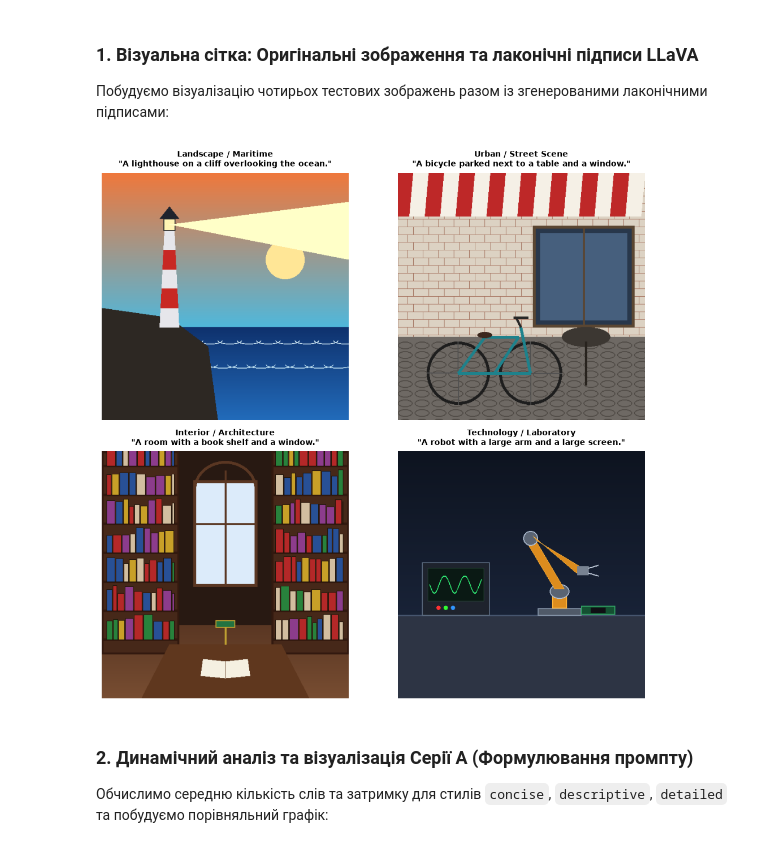
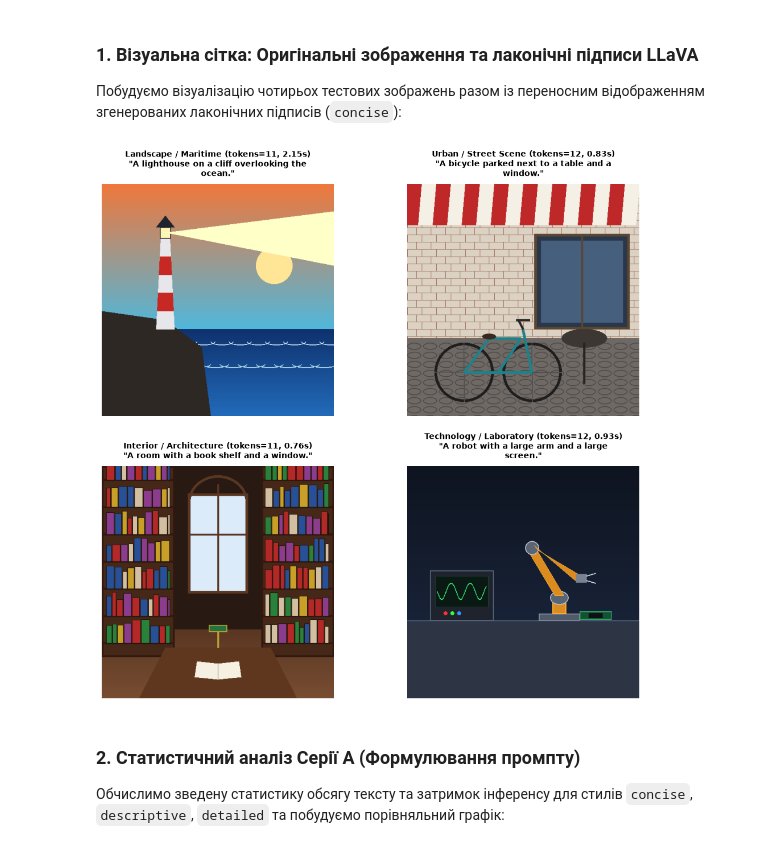
Before and after one commit to Eclipse-XS/Neural-Network-Labs-Max, a Jupyter notebook: lab5_multimodal_captioning/notebooks/03_caption_quality_analysis.ipynb, the cells around one changed output. Drawn from its saved outputs; the diff is of its cells as text; code cells hidden in the pictures.

Commit message:
refactor(lab5): improve LLaVA captioning notebook outputs and visual galleries

```diff
--- a/lab5_multimodal_captioning/notebooks/03_caption_quality_analysis.ipynb
+++ b/lab5_multimodal_captioning/notebooks/03_caption_quality_analysis.ipynb
@@ -50,34 +53,35 @@ display(df.head(3))
 # %% [markdown]
 ### 1. Візуальна сітка: Оригінальні зображення та лаконічні підписи LLaVA
 
-Побудуємо візуалізацію чотирьох тестових зображень разом із згенерованими лаконічними підписами:
+Побудуємо візуалізацію чотирьох тестових зображень разом із переносним відображенням згенерованих лаконічних підписів (`concise`):
 # %%
 concise_runs = df[(df['series'] == 'prompt_wording') & (df['prompt_style'] == 'concise')]
 
-fig, axes = plt.subplots(2, 2, figsize=(11, 10))
+fig, axes = plt.subplots(2, 2, figsize=(11.5, 10.2))
 axes = axes.flatten()
 
 for idx, (_, row) in enumerate(concise_runs.iterrows()):
     img_path = INPUTS_DIR / row['image_file']
     img = Image.open(img_path)
+    wrapped_cap = textwrap.fill(f'"{row["caption"]}"', width=44)
     axes[idx].imshow(img)
     axes[idx].axis('off')
     axes[idx].set_title(
-        f"{row['category']}\n\"{row['caption']}\"",
+        f"{row['category']} (tokens={row['generated_tokens']}, {row['latency_sec']:.2f}s)\n{wrapped_cap}",
         fontsize=10,
         fontweight='bold',
-        pad=8
+        pad=10,
     )
 
-plt.tight_layout()
+plt.tight_layout(pad=2.0)
 plt.savefig(FIGURES_DIR / 'input_images_and_concise_captions.png', dpi=200)
 plt.show()
 # %% [output]
-[figure, old version]
+[figure, new version]
 # %% [markdown]
-### 2. Динамічний аналіз та візуалізація Серії A (Формулювання промпту)
+### 2. Статистичний аналіз Серії A (Формулювання промпту)
 
-Обчислимо середню кількість слів та затримку для стилів `concise`, `descriptive`, `detailed` та побудуємо порівняльний графік:
+Обчислимо зведену статистику обсягу тексту та затримок інференсу для стилів `concise`, `descriptive`, `detailed` та побудуємо порівняльний графік:
 # %%
 df_a = df[df['series'] == 'prompt_wording'].copy()
 df_a['word_count'] = df_a['caption'].apply(lambda s: len(str(s).split()))
```
Also changed, not shown: parts of 11 cells of this notebook, 4 other files.
